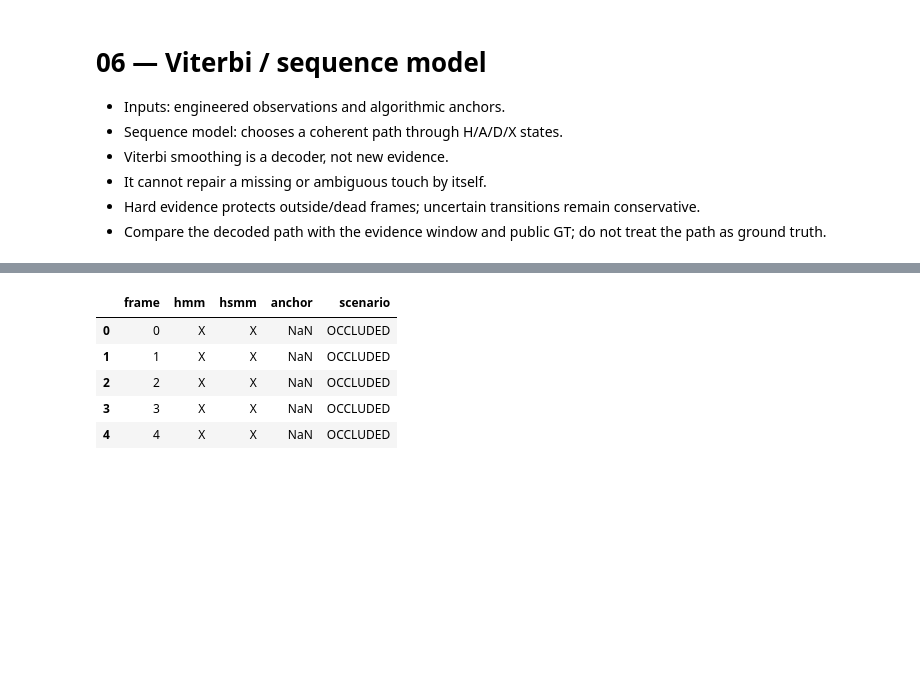
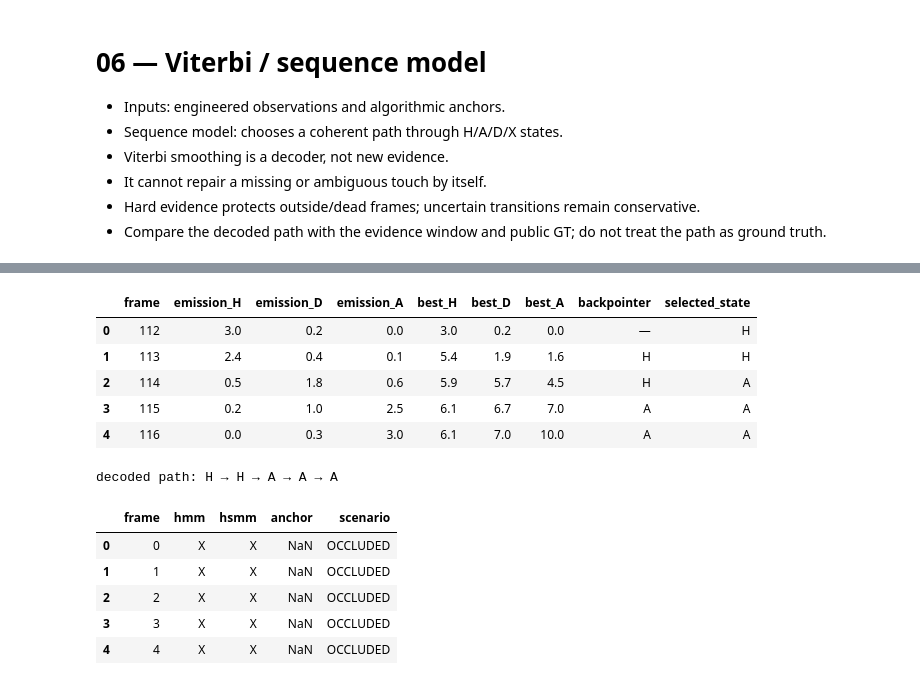
Before and after one commit to Pingeor11/Barcelona-hackathon, a Jupyter notebook: notebooks/06_viterbi_model.ipynb, the cells around one changed output, grey strips where cells are left out. Cells and saved outputs as stored; diff of their text form; code cells hidden in the pictures; blank space fills up the shorter version.

```diff
--- a/notebooks/06_viterbi_model.ipynb
+++ b/notebooks/06_viterbi_model.ipynb
@@ -10,3 +23,53 @@
+# %%
+import pandas as pd
+import numpy as np
+
+states = ["H", "D", "A"]
+frames = [112, 113, 114, 115, 116]
+emission = np.array([
+    [3.0, 0.2, 0.0],  # frame 112: H evidence
+    [2.4, 0.4, 0.1],  # frame 113: H still plausible
+    [0.5, 1.8, 0.6],  # frame 114: contested evidence
+    [0.2, 1.0, 2.5],  # frame 115: A becomes plausible
+    [0.0, 0.3, 3.0],  # frame 116: A evidence
+])
+transition = np.full((3, 3), -1.5)
+np.fill_diagonal(transition, 0.0)
+
+dp = np.full_like(emission, -np.inf)
+back = np.full(emission.shape, -1, dtype=int)
+dp[0] = emission[0]
+for t in range(1, len(frames)):
+    for s in range(len(states)):
+        candidates = dp[t - 1] + transition[:, s]
+        back[t, s] = int(np.argmax(candidates))
+        dp[t, s] = emission[t, s] + candidates[back[t, s]]
+
+path_idx = [int(np.argmax(dp[-1]))]
+for t in range(len(frames) - 1, 0, -1):
+    path_idx.append(int(back[t, path_idx[-1]]))
+path_idx = path_idx[::-1]
+worked = pd.DataFrame({
+    "frame": frames,
+    "emission_H": emission[:, 0],
+    "emission_D": emission[:, 1],
+    "emission_A": emission[:, 2],
+    "best_H": dp[:, 0],
+    "best_D": dp[:, 1],
+    "best_A": dp[:, 2],
+    "backpointer": ["—" if t == 0 else states[back[t, path_idx[t]]] for t in range(len(frames))],
+    "selected_state": [states[i] for i in path_idx],
+})
+display(worked)
+print("decoded path:", " → ".join(states[i] for i in path_idx))
+# %% [output]
+|  | frame | emission_H | emission_D | emission_A | best_H | best_D | best_A | backpointer | selected_state |
+| 0 | 112 | 3.0 | 0.2 | 0.0 | 3.0 | 0.2 | 0.0 | — | H |
+| 1 | 113 | 2.4 | 0.4 | 0.1 | 5.4 | 1.9 | 1.6 | H | H |
+| 2 | 114 | 0.5 | 1.8 | 0.6 | 5.9 | 5.7 | 4.5 | H | A |
+| 3 | 115 | 0.2 | 1.0 | 2.5 | 6.1 | 6.7 | 7.0 | A | A |
+| 4 | 116 | 0.0 | 0.3 | 3.0 | 6.1 | 7.0 | 10.0 | A | A |
+decoded path: H → H → A → A → A
 # %%
 from pathlib import Path
 import sys
```
Also changed, not shown: parts of 3 cells of this notebook, 15 other files.
